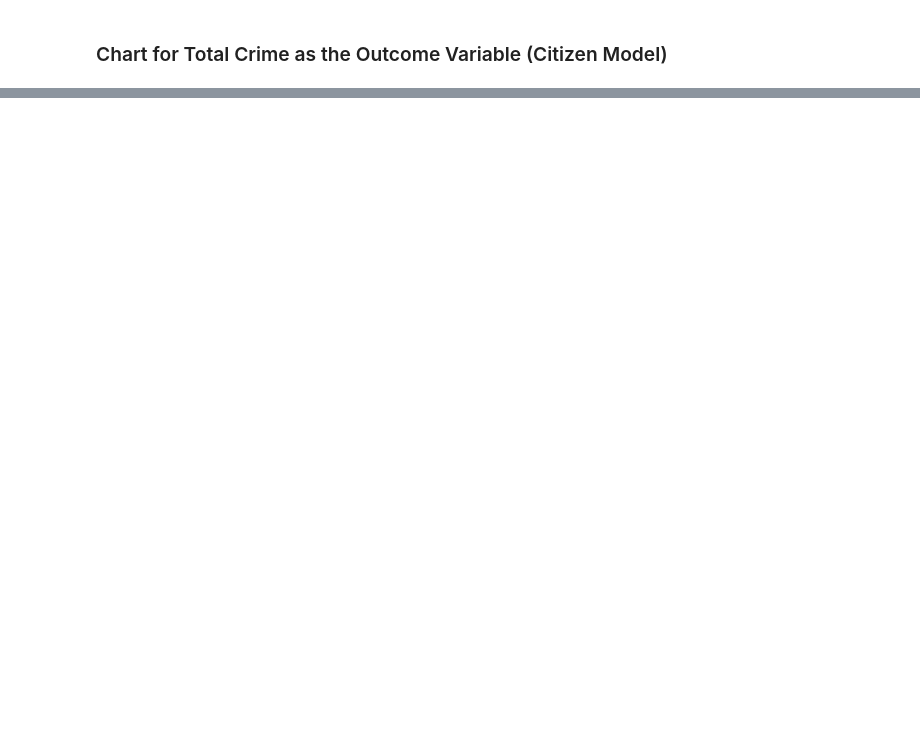
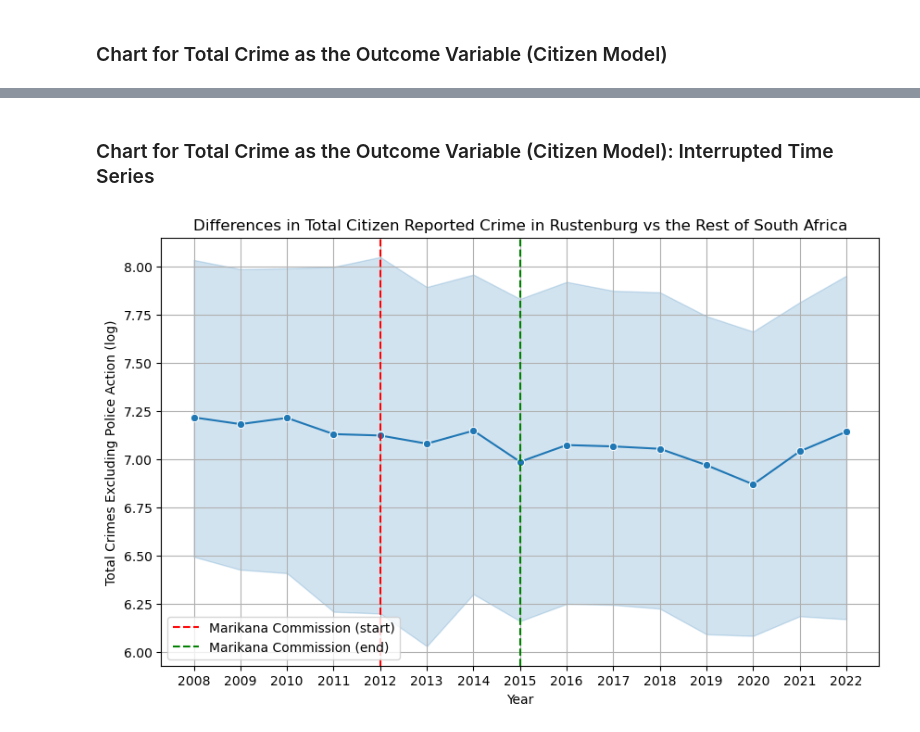
Before and after one commit to letho-skhosana/Crime-Commissions-and-Citizen-Reporting, a Jupyter notebook: NB03-Charts.ipynb, the cells around one changed output, grey strips where cells are left out. Cells and saved outputs as stored; diff of their text form; code cells hidden in the pictures; blank space fills up the shorter version.

```diff
--- a/NB03-Charts.ipynb
+++ b/NB03-Charts.ipynb
@@ -32,0 +37,4 @@ rustenburg_municipality_df.head(5)
+# %%
+rustenburg_municipality_df = pd.read_csv('data/rustenburg_municipality_df.csv')
+#Check if converted to DataFrame correctly
+rustenburg_municipality_df.head(5)
@@ -106,0 +123,31 @@ plt.close()
+# %% [markdown]
+### Chart for Total Crime as the Outcome Variable (Citizen Model): Interrupted Time Series
+# %%
+plt.figure(figsize=(10,6))
+
+# Lineplot for treated vs control
+chart_3 = sns.lineplot(
+    data=rustenburg_municipality_df,
+    x='year_numeric',
+    y='total_crime_excl_police_log',
+    marker='o'
+)
+
+# Add vertical line for treatment start year (2012)
+plt.axvline(x=2012, color='red', linestyle='--', label='Marikana Commission (start)')
+# Add vertical line for treatment end year (2014)
+plt.axvline(x=2015, color='green', linestyle='--', label='Marikana Commission (end)')
+
+# Labels and title
+plt.xlabel('Year')
+plt.ylabel('Total Crimes Excluding Police Action (log)')
+plt.title('Differences in Total Citizen Reported Crime in Rustenburg vs the Rest of South Africa')
+plt.legend()
+plt.xticks(rustenburg_municipality_df['year_numeric'].unique())
+plt.grid(True)
+#Saving the chart as a png
+plt.savefig('charts/its(citizen_model).png', dpi=300, bbox_inches='tight')
+plt.show()
+plt.close()
+# %% [output]
+[figure, added]
```
Also changed, not shown: parts of 10 cells of this notebook, 19 other files.
